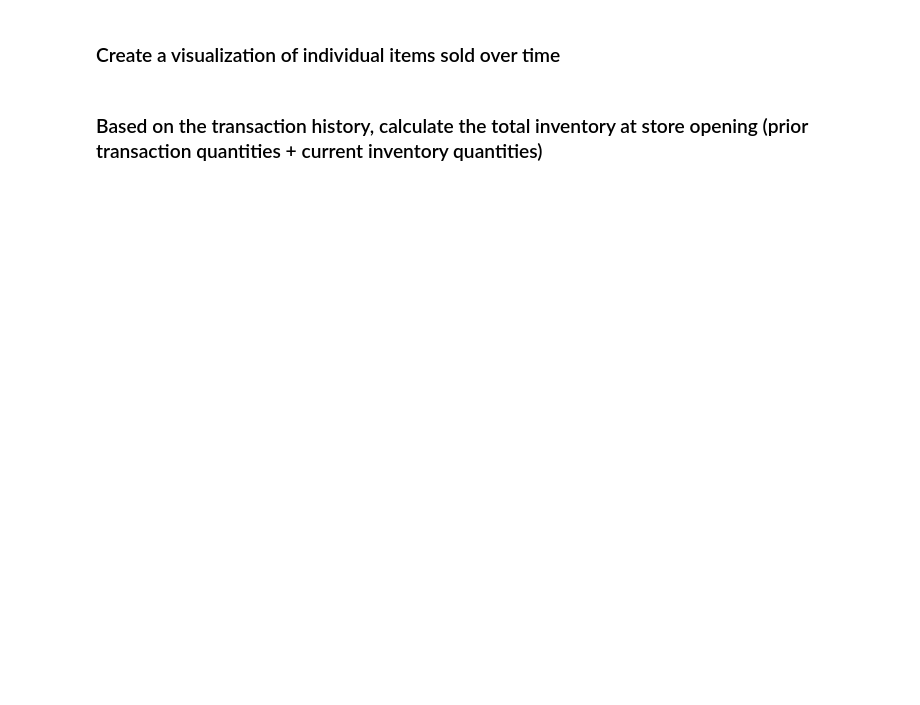
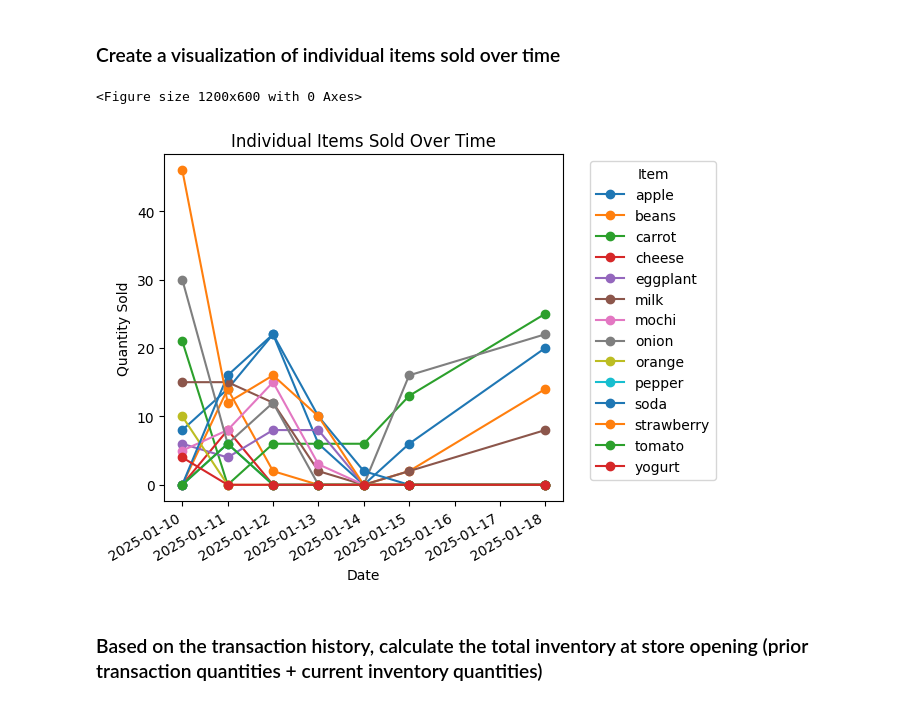
Before and after one commit to swapnilbotu/FLCMLBootcamp25Swapnil, a Jupyter notebook: 4_DataScience_TakeHome.ipynb, the cells around one changed output. Saved outputs shown, nothing was run; the diff lists cells and outputs as text; code cells hidden in the pictures; blank space fills up the shorter version.

```diff
--- a/4_DataScience_TakeHome.ipynb
+++ b/4_DataScience_TakeHome.ipynb
@@ -113,0 +176,19 @@ except (ValueError, KeyError) as e:
+# %%
+# Write code here...
+# Ensure the transaction_duration column is numeric
+transaction_df['transaction_duration'] = pd.to_numeric(transaction_df['transaction_duration'], errors='coerce')
+
+# Now compute efficiency as revenue per minute (using true division)
+transaction_df['efficiency'] = transaction_df['transaction_value'] / transaction_df['transaction_duration']
+
+# Identify the three most efficient transactions
+most_efficient = transaction_df.nlargest(3, 'efficiency')
+
+# Identify the three least efficient transactions
+least_efficient = transaction_df.nsmallest(3, 'efficiency')
+
+print("Three most efficient transactions (revenue per minute):")
+display(most_efficient[['id', 'customer', 'transaction_value', 'transaction_duration', 'efficiency']])
+
+print("Three least efficient transactions (revenue per minute):")
+display(least_efficient[['id', 'customer', 'transaction_value', 'transaction_duration', 'efficiency']])
@@ -118,2 +208,27 @@ except (ValueError, KeyError) as e:
+# %%
+# Write code here...
+# Build a DataFrame with one row per (date, item) occurrence
+sales_records = []
+for idx, row in transaction_df.iterrows():
+    trans_date = row['date']
+    for item, qty in row['quantities'].items():
+        sales_records.append({'date': trans_date, 'item': item, 'quantity': qty})
+
+sales_df = pd.DataFrame(sales_records)
+
+# Pivot the DataFrame so each item is a column and dates are the index
+sales_over_time = sales_df.pivot_table(index='date', columns='item', values='quantity', aggfunc='sum', fill_value=0)
+
+plt.figure(figsize=(12,6))
+sales_over_time.plot(marker='o')
+plt.xlabel("Date")
+plt.ylabel("Quantity Sold")
+plt.title("Individual Items Sold Over Time")
+plt.legend(title="Item", bbox_to_anchor=(1.05, 1), loc='upper left')
+plt.tight_layout()
+plt.show()
+# %% [output]
+<Figure size 1200x600 with 0 Axes>
+[figure, added]
 # %% [markdown]
 ### Based on the transaction history, calculate the total inventory at store opening (prior transaction quantities + current inventory quantities)
```
Also changed, not shown: parts of 13 cells of this notebook.
